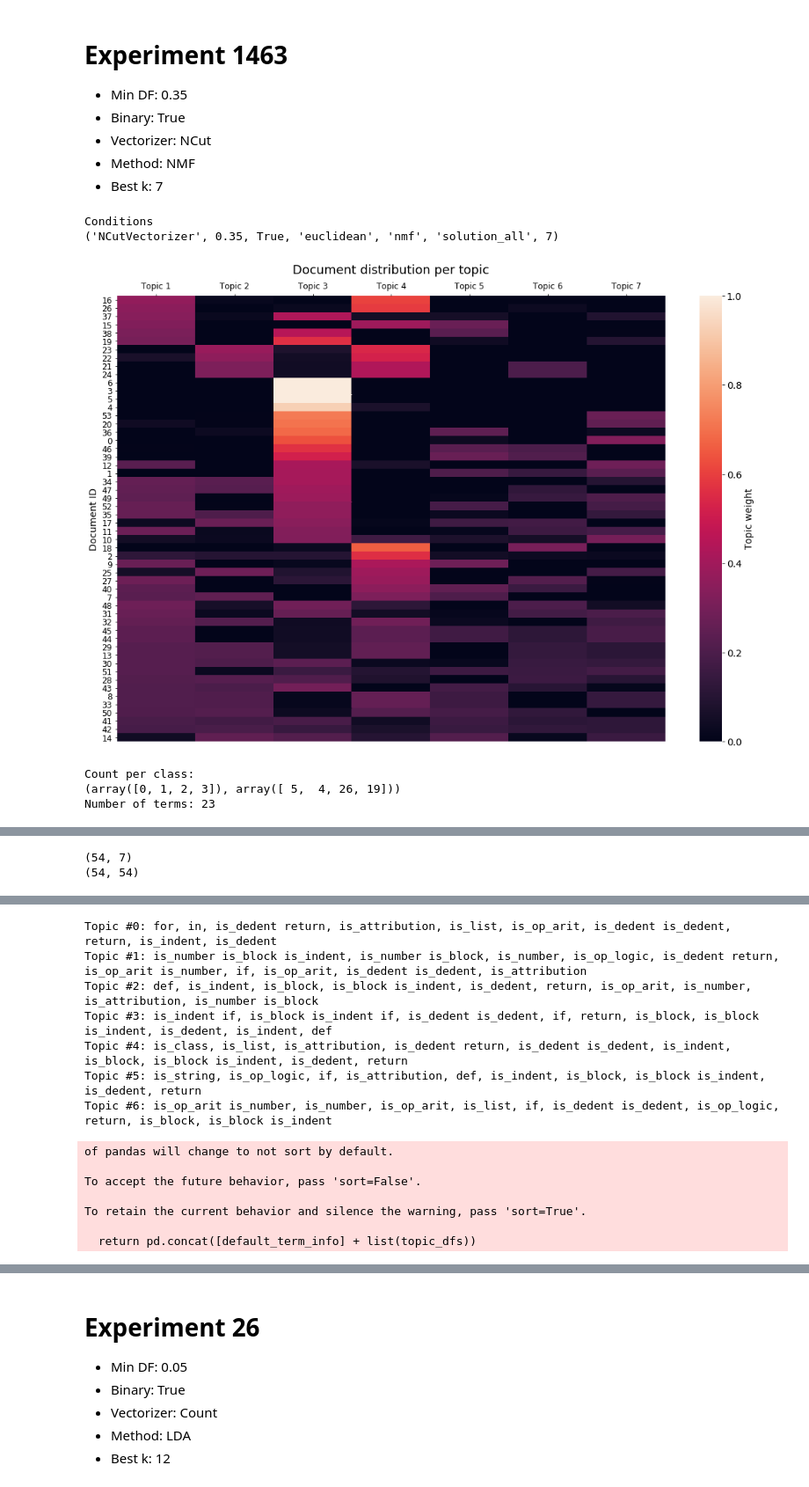
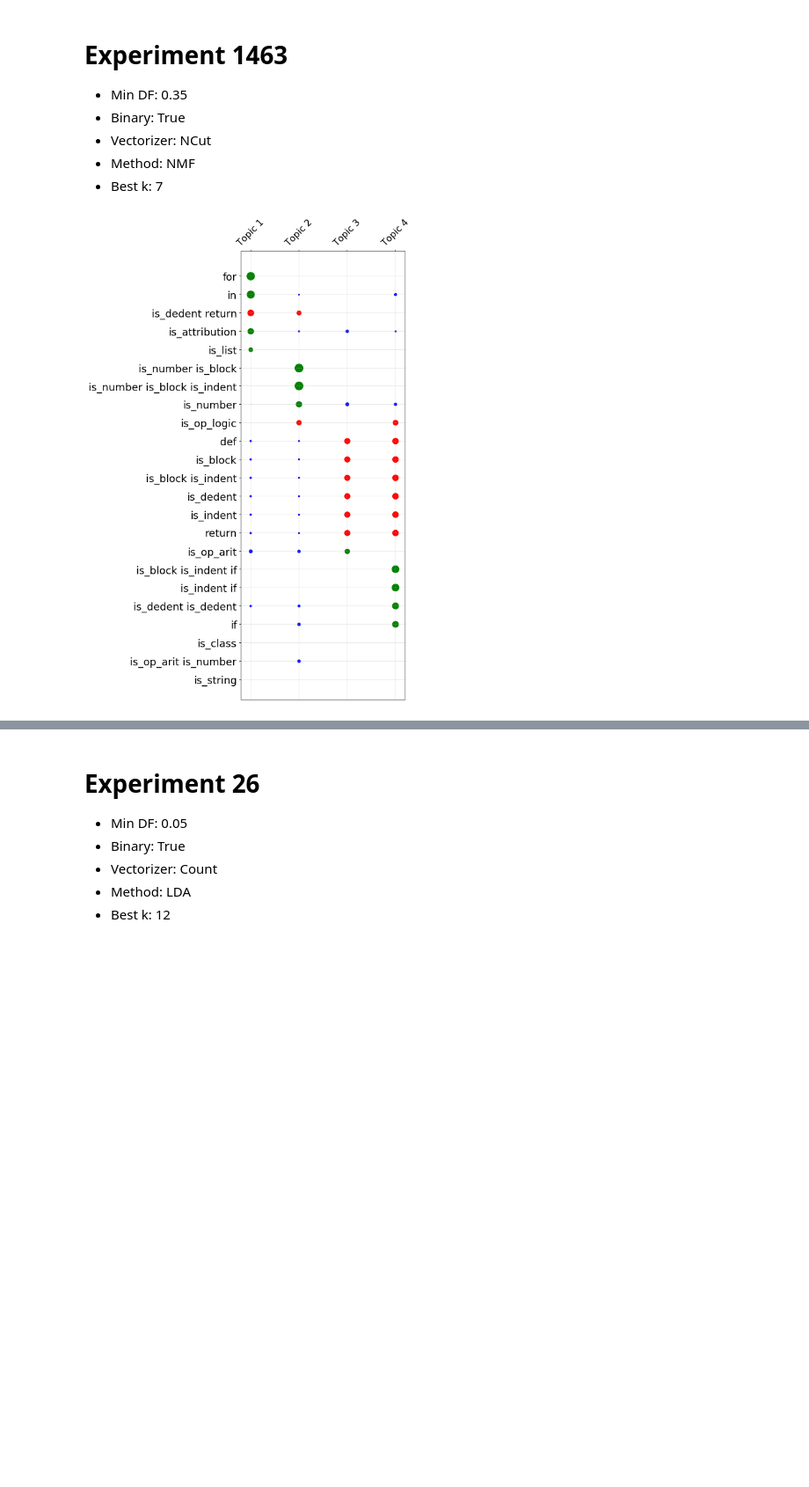
Before and after one commit to MachineTeachingEdu/machine-teaching, a Jupyter notebook: machineteaching/Analyzing BEST solutions 2019_01_01.ipynb, the cells around one changed output, grey strips where cells are left out. Shown at 88% size. Cells and saved outputs as stored; diff of their text form; code cells hidden in the pictures; blank space fills up the shorter version.

```diff
--- a/machineteaching/Analyzing BEST solutions 2019_01_01.ipynb
+++ b/machineteaching/Analyzing BEST solutions 2019_01_01.ipynb
@@ -318,10 +315,22 @@ def plot_words_per_topic(clustering, feature_names, exp_id, topics=None, size=20
             plt.scatter(x_item, y_item, s=points[y_item, x_item]*size, c=c)
 
     plt.gca().invert_yaxis()
+#     plt.yticks(rotation='45')
+    plt.xticks(rotation='45')
+
+#     # Create a Rectangle patch
+#     rect = patches.Rectangle((1.5,8.5),2,11,linewidth=10,edgecolor='gray',facecolor='none')
+#     # Add the patch to the Axes
+#     plt.gca().add_patch(rect)
+
+
+    plt.tight_layout()
     if mark_exclusive:
         plt.savefig('images/problems_20190101_%s_%s_exp_%s_word_topic_exclusive.png' % (method, clustering.seed, exp_id))
+        plt.savefig('images/problems_20190101_%s_%s_exp_%s_word_topic_exclusive.eps' % (method, clustering.seed, exp_id), format='eps')
     else:
         plt.savefig('images/problems_20190101_%s_%s_exp_%s_word_topic.png' % (method, clustering.seed, exp_id))
+        plt.savefig('images/problems_20190101_%s_%s_exp_%s_word_topic.eps' % (method, clustering.seed, exp_id), format='eps')
     plt.show()
 
 def print_top_words(model, feature_names, n_top_words):
@@ -365,24 +374,18 @@ def LDAvis(solutions, where_items, model, R=0):
 - Best k: 7
 # %%
 # Get experiment conditions
-exp_id = 1463
-where_items = get_where_items(exp_id)
-print("Conditions")
-print(where_items[0][0:7])
+# exp_id = 1463
+# where_items = get_where_items(exp_id)
+# print("Conditions")
+# print(where_items[0][0:7])
 
-clustering, method, feature_names, model = analyze(solutions, where_items, exp_id)
-print("Number of terms: %d" % clustering.X.shape[1])
-sample, y = plot_reduction(clustering, method, exp_id)
-pdf(sample, y, clustering, method, exp_id)
-# plot_words_per_topic(clustering, feature_names, exp_id, size=200, figsize=(12,18))
-plot_words_per_topic(clustering, feature_names, exp_id, size=200)
-print_top_words(clustering.model, feature_names, 10)
-panel = LDAvis(solutions, where_items, model, R=30)
-panel
+# clustering, method, feature_names, model = analyze(solutions, where_items, exp_id)
+# print("Number of terms: %d" % clustering.X.shape[1])
+# sample, y = plot_reduction(clustering, method, exp_id)
+# pdf(sample, y, clustering, method, exp_id)
+plot_words_per_topic(clustering, feature_names, exp_id, size=200, figsize=(8,12), mark_exclusive=True, topics=list(range(4)))
+# print_top_words(clustering.model, feature_names, 10)
+# panel = LDAvis(solutions, where_items, model, R=0)
+# panel
 # %% [output]
-Conditions
-('NCutVectorizer', 0.35, True, 'euclidean', 'nmf', 'solution_all', 7)
-[figure, old version]
+[figure, new version]
-Count per class:
-(array([0, 1, 2, 3]), array([ 5,  4, 26, 19]))
-Number of terms: 23
@@ -393,2 +391,0 @@ Number of terms: 23
-(54, 7)
-(54, 54)
@@ -396,14 +391,0 @@ Number of terms: 23
-Topic #0: for, in, is_dedent return, is_attribution, is_list, is_op_arit, is_dedent is_dedent, return, is_indent, is_dedent
-Topic #1: is_number is_block is_indent, is_number is_block, is_number, is_op_logic, is_dedent return, is_op_arit is_number, if, is_op_arit, is_dedent is_dedent, is_attribution
-Topic #2: def, is_indent, is_block, is_block is_indent, is_dedent, return, is_op_arit, is_number, is_attribution, is_number is_block
-Topic #3: is_indent if, is_block is_indent if, is_dedent is_dedent, if, return, is_block, is_block is_indent, is_dedent, is_indent, def
-Topic #4: is_class, is_list, is_attribution, is_dedent return, is_dedent is_dedent, is_indent, is_block, is_block is_indent, is_dedent, return
-Topic #5: is_string, is_op_logic, if, is_attribution, def, is_indent, is_block, is_block is_indent, is_dedent, return
-Topic #6: is_op_arit is_number, is_number, is_op_arit, is_list, if, is_dedent is_dedent, is_op_logic, return, is_block, is_block is_indent
-of pandas will change to not sort by default.
-
-To accept the future behavior, pass 'sort=False'.
-
-To retain the current behavior and silence the warning, pass 'sort=True'.
-
-  return pd.concat([default_term_info] + list(topic_dfs))
```
Also changed, not shown: parts of 4 cells of this notebook, 1 other file.
